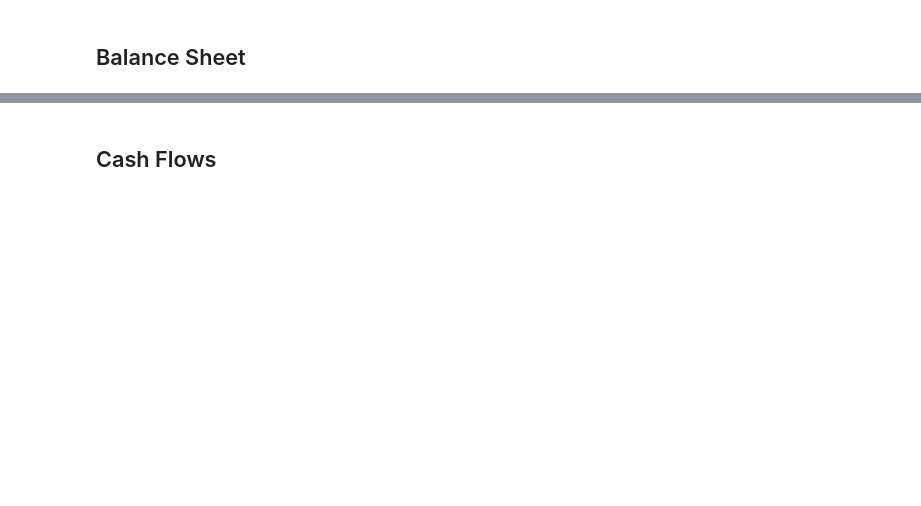
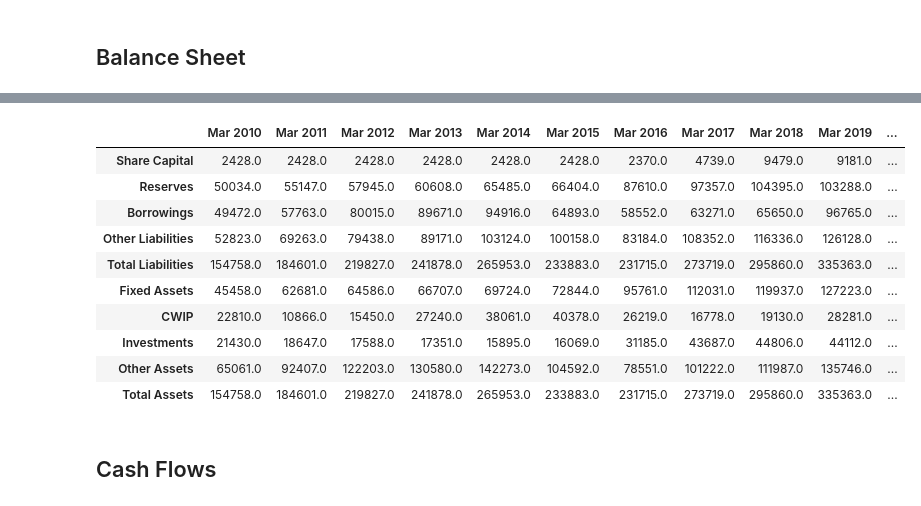
Before and after one commit to ml-nest/passion_projects, a Jupyter notebook: Modelling-Stock-Prices-Using-FR/notebook.ipynb, the cells around one changed output, grey strips where cells are left out. Drawn from its saved outputs; the diff is of its cells as text; code cells hidden in the pictures; blank space fills up the shorter version.

```diff
--- a/Modelling-Stock-Prices-Using-FR/notebook.ipynb
+++ b/Modelling-Stock-Prices-Using-FR/notebook.ipynb
@@ -84,13 +92,2 @@ pl_results
 # %% [markdown]
 ## Balance Sheet
-# %%
-headings_value, temp, rest = ws.getting_headers(rest, "Balance Sheet", "Cash Flows")
-
-bs_index = ['Share Capital', 'Reserves', 'Borrowings', 'Other Liabilities', 'Total Liabilities', 'Fixed Assets',
-            'CWIP', 'Investments', 'Other Assets', 'Total Assets']
-
-bs_results = pd.DataFrame(columns = headings_value)
-
-for i in bs_index:
-    values, temp = ws.func(temp, i, "td", headings_value)
-    bs_results.loc[i] = ws.string_to_float(values)
@@ -111,2 +94,17 @@ bs_results
+# %%
+bs_results = table_return(rest, "Balance Sheet", "Cash Flows")
+bs_results
+# %% [output]
+|  | Mar 2010 | Mar 2011 | Mar 2012 | Mar 2013 | Mar 2014 | Mar 2015 | Mar 2016 | Mar 2017 | Mar 2018 | Mar 2019 | ... |
+| Share Capital | 2428.0 | 2428.0 | 2428.0 | 2428.0 | 2428.0 | 2428.0 | 2370.0 | 4739.0 | 9479.0 | 9181.0 | ... |
+| Reserves | 50034.0 | 55147.0 | 57945.0 | 60608.0 | 65485.0 | 66404.0 | 87610.0 | 97357.0 | 104395.0 | 103288.0 | ... |
+| Borrowings | 49472.0 | 57763.0 | 80015.0 | 89671.0 | 94916.0 | 64893.0 | 58552.0 | 63271.0 | 65650.0 | 96765.0 | ... |
+| Other Liabilities | 52823.0 | 69263.0 | 79438.0 | 89171.0 | 103124.0 | 100158.0 | 83184.0 | 108352.0 | 116336.0 | 126128.0 | ... |
+| Total Liabilities | 154758.0 | 184601.0 | 219827.0 | 241878.0 | 265953.0 | 233883.0 | 231715.0 | 273719.0 | 295860.0 | 335363.0 | ... |
+| Fixed Assets | 45458.0 | 62681.0 | 64586.0 | 66707.0 | 69724.0 | 72844.0 | 95761.0 | 112031.0 | 119937.0 | 127223.0 | ... |
+| CWIP | 22810.0 | 10866.0 | 15450.0 | 27240.0 | 38061.0 | 40378.0 | 26219.0 | 16778.0 | 19130.0 | 28281.0 | ... |
+| Investments | 21430.0 | 18647.0 | 17588.0 | 17351.0 | 15895.0 | 16069.0 | 31185.0 | 43687.0 | 44806.0 | 44112.0 | ... |
+| Other Assets | 65061.0 | 92407.0 | 122203.0 | 130580.0 | 142273.0 | 104592.0 | 78551.0 | 101222.0 | 111987.0 | 135746.0 | ... |
+| Total Assets | 154758.0 | 184601.0 | 219827.0 | 241878.0 | 265953.0 | 233883.0 | 231715.0 | 273719.0 | 295860.0 | 335363.0 | ... |
 # %% [markdown]
 ## Cash Flows
```
Also changed, not shown: parts of 17 cells of this notebook.
